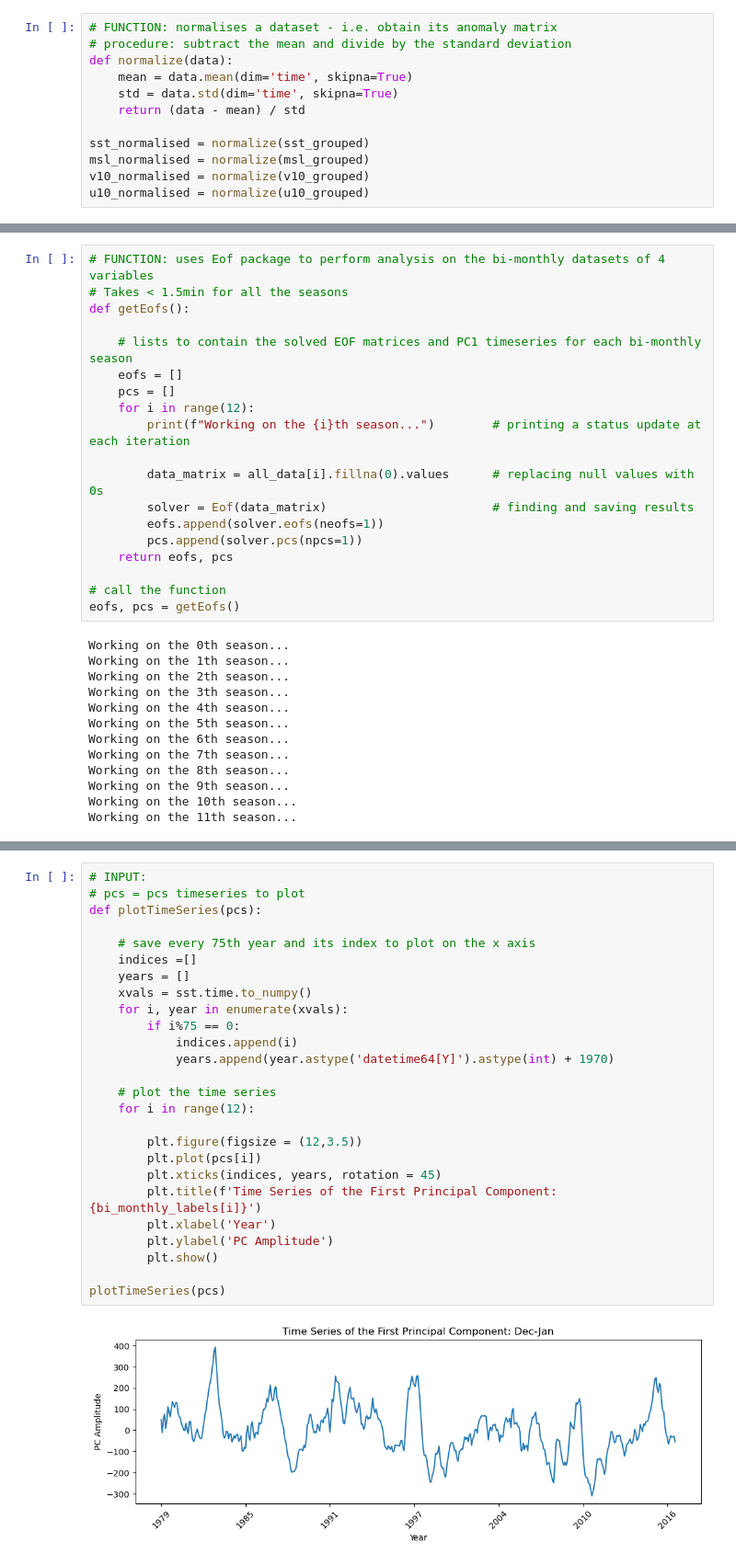
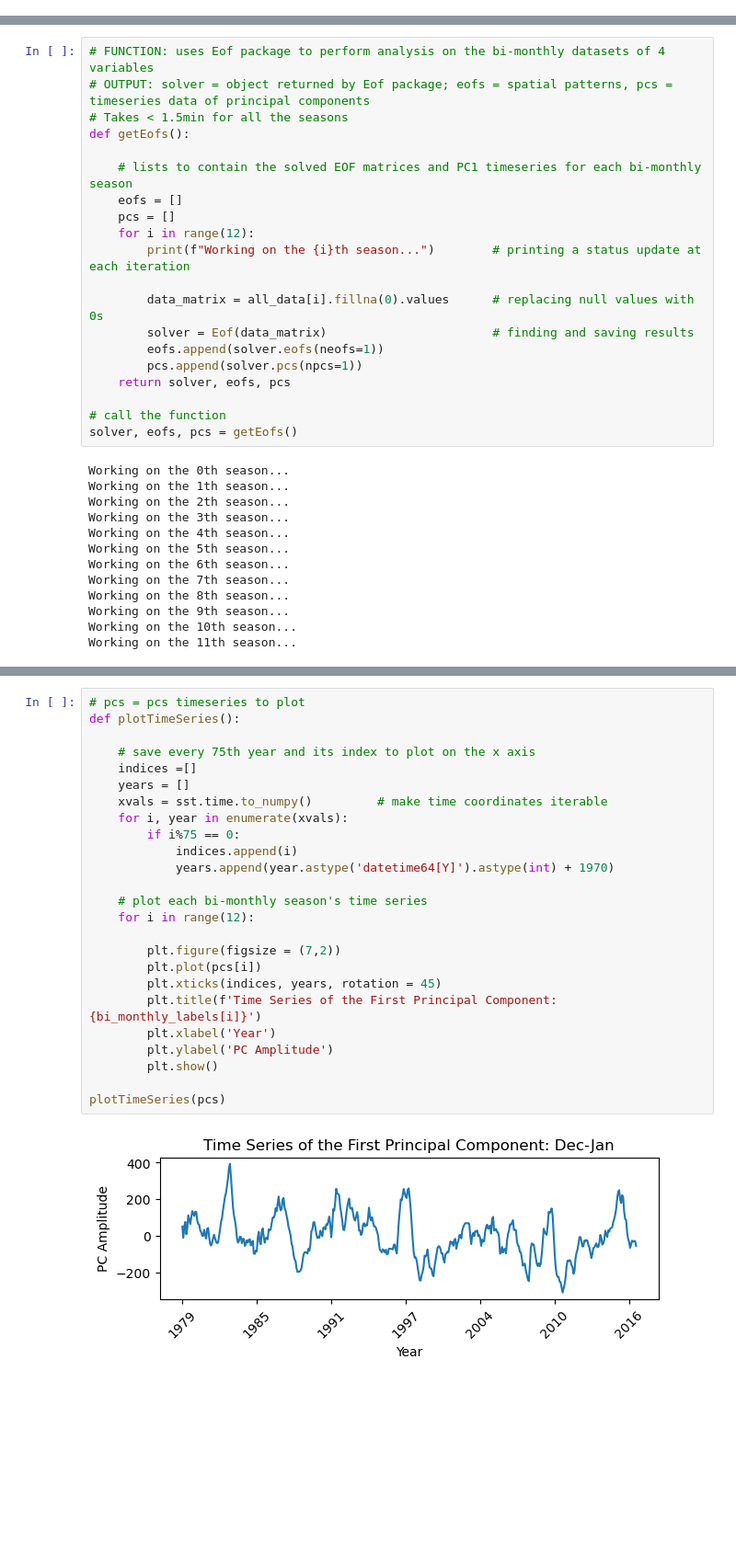
Before and after one commit to anya-gray/Climatology, a Jupyter notebook: seasons.ipynb, the cells around one changed output, grey strips where cells are left out. Shown at 92% size. Cells and saved outputs as stored; diff of their text form; blank space fills up the shorter version.

```diff
--- a/seasons.ipynb
+++ b/seasons.ipynb
@@ -111,13 +111 @@ u10_grouped = groupData(u10_sea)
-# %%
-# FUNCTION: normalises a dataset - i.e. obtain its anomaly matrix
-# procedure: subtract the mean and divide by the standard deviation
-def normalize(data):
-    mean = data.mean(dim='time', skipna=True)
-    std = data.std(dim='time', skipna=True)
-    return (data - mean) / std
-
-sst_normalised = normalize(sst_grouped)
-msl_normalised = normalize(msl_grouped)
-v10_normalised = normalize(v10_grouped)
-u10_normalised = normalize(u10_grouped)
 # %%
@@ -171,5 +191,6 @@ all_data = [DJ_comb, JF_comb, FM_comb, MA_comb, AM_comb, MJ_comb, JJ_comb, JA_co
 # %%
 # FUNCTION: uses Eof package to perform analysis on the bi-monthly datasets of 4 variables
+# OUTPUT: solver = object returned by Eof package; eofs = spatial patterns, pcs = timeseries data of principal components
 # Takes < 1.5min for all the seasons
 def getEofs():
 
@@ -183,10 +204,10 @@ def getEofs():
         solver = Eof(data_matrix)                       # finding and saving results
         eofs.append(solver.eofs(neofs=1))
         pcs.append(solver.pcs(npcs=1))
-    return eofs, pcs
+    return solver, eofs, pcs
 
 # call the function
-eofs, pcs = getEofs()
+solver, eofs, pcs = getEofs()
 # %% [output]
 Working on the 0th season...
 Working on the 1th season...
@@ -203,28 +245,27 @@ Working on the 11th season...
 # %%
-# INPUT:
 # pcs = pcs timeseries to plot
-def plotTimeSeries(pcs):
+def plotTimeSeries():
 
     # save every 75th year and its index to plot on the x axis
     indices =[]
     years = []
-    xvals = sst.time.to_numpy()
+    xvals = sst.time.to_numpy()         # make time coordinates iterable
     for i, year in enumerate(xvals):
         if i%75 == 0:
             indices.append(i)
             years.append(year.astype('datetime64[Y]').astype(int) + 1970)
 
-    # plot the time series
+    # plot each bi-monthly season's time series
     for i in range(12):
 
-        plt.figure(figsize = (12,3.5))
+        plt.figure(figsize = (7,2))
         plt.plot(pcs[i])
         plt.xticks(indices, years, rotation = 45)
         plt.title(f'Time Series of the First Principal Component: {bi_monthly_labels[i]}')
         plt.xlabel('Year')
         plt.ylabel('PC Amplitude')
         plt.show()
 
 plotTimeSeries(pcs)
 # %% [output]
-[figure, old version]
+[figure, new version]
```
Also changed, not shown: parts of 10 cells of this notebook.
